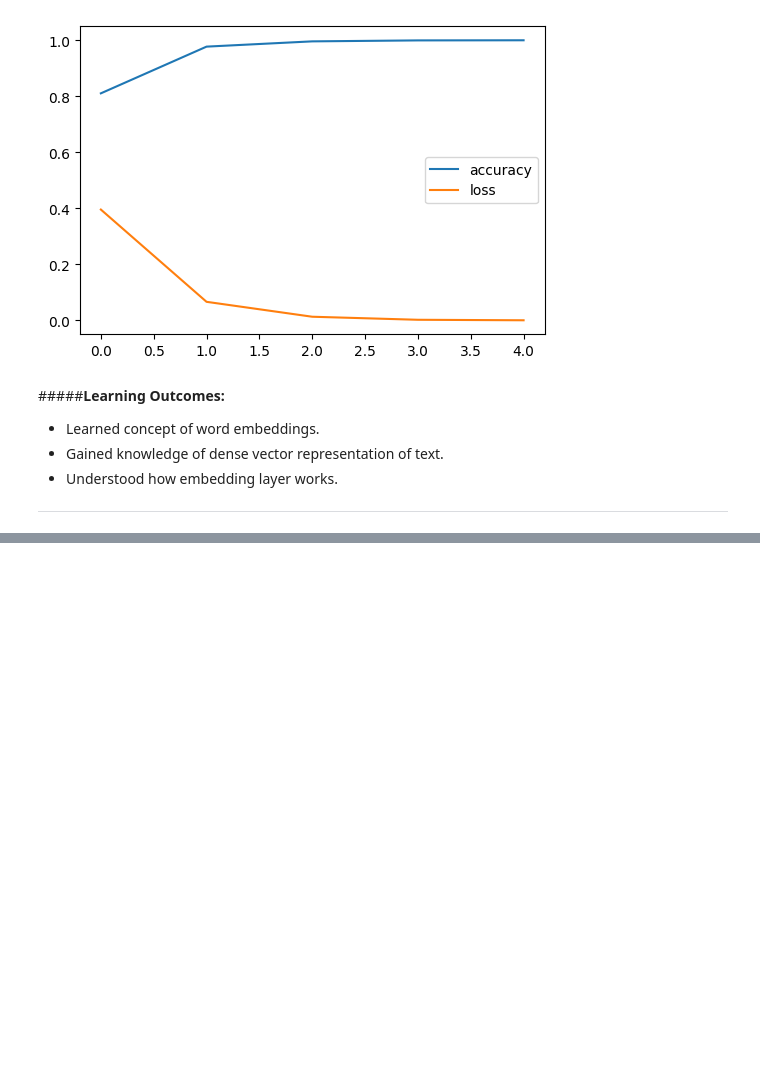
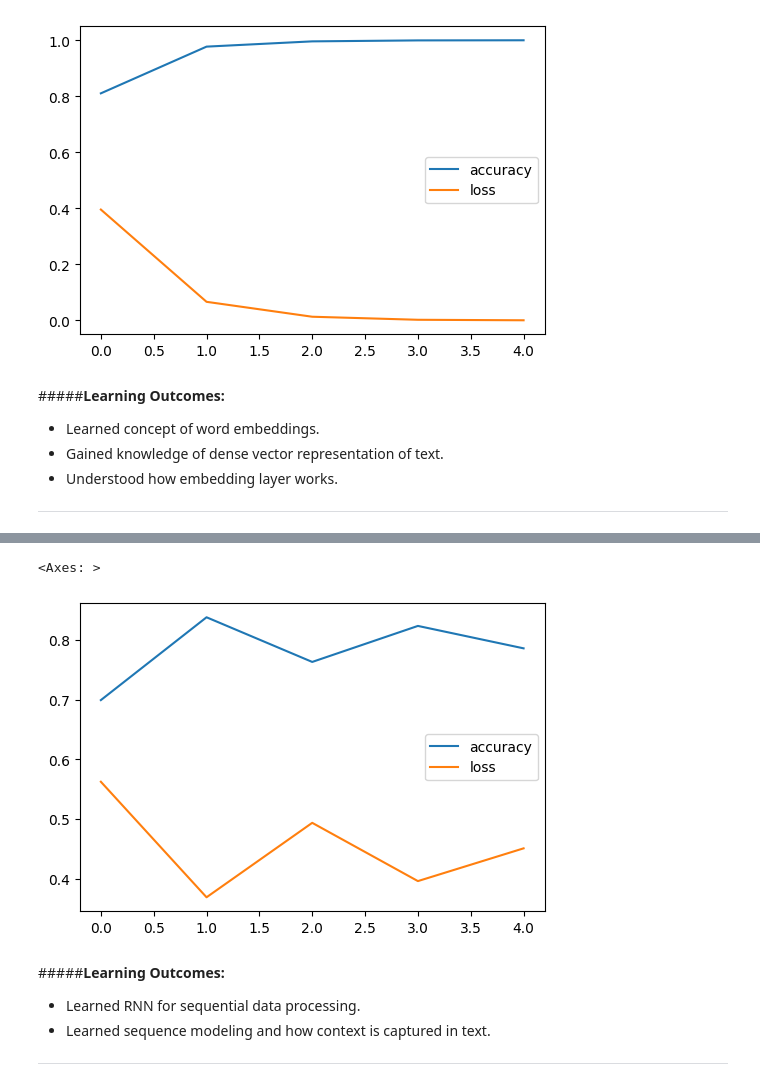
Before and after one commit to danish-khan962/ADGIPS-LabFiles, a Jupyter notebook: Advances in Deep Learning (ADL) Lab/ADL_Lab.ipynb, the cells around one changed output, grey strips where cells are left out. Drawn from its saved outputs; the diff is of its cells as text; code cells hidden in the pictures; blank space fills up the shorter version.

```diff
--- a/Advances in Deep Learning (ADL) Lab/ADL_Lab.ipynb
+++ b/Advances in Deep Learning (ADL) Lab/ADL_Lab.ipynb
@@ -680,0 +697,7 @@ Test Accuracy:  0.8520399928092957
+# %%
+# Loading the dataset
+(x_train, y_train), (x_test, y_test) = imdb.load_data(num_words=10000)
+
+# Pad sequences
+x_train = pad_sequences(x_train, maxlen=200)
+x_test = pad_sequences(x_test, maxlen=200)
@@ -680,0 +707,15 @@ Test Accuracy:  0.8520399928092957
+# %%
+# Building the base model
+model = models.Sequential([
+    layers.Embedding(10000, 128, input_length=200),
+    layers.SimpleRNN(64),
+    layers.Dense(1, activation='sigmoid')
+])
+
+# Compiling the model
+model.compile(loss = tf.keras.losses.BinaryCrossentropy(),
+              optimizer = tf.keras.optimizers.Adam(learning_rate=0.001),
+              metrics=['accuracy'])
+
+# Training the model
+history = model.fit(x_train, y_train, epochs=5, verbose=1)
@@ -680,0 +733,9 @@ Test Accuracy:  0.8520399928092957
+# %%
+# Evaluating the model
+loss, acc = model.evaluate(x_test, y_test)
+print("Testing accuracy: ", acc)
+
+# Plotting the loss curve
+import pandas as pd
+pd.DataFrame(history.history).plot(figsize=(6,4))
+# %% [output]
@@ -680,0 +744,7 @@ Test Accuracy:  0.8520399928092957
+<Axes: >
+[figure, added]
+# %% [markdown]
+#####**Learning Outcomes:**
+* Learned RNN for sequential data processing.
+* Learned sequence modeling and how context is captured in text.
+---
```
Also changed, not shown: parts of 34 cells of this notebook.
